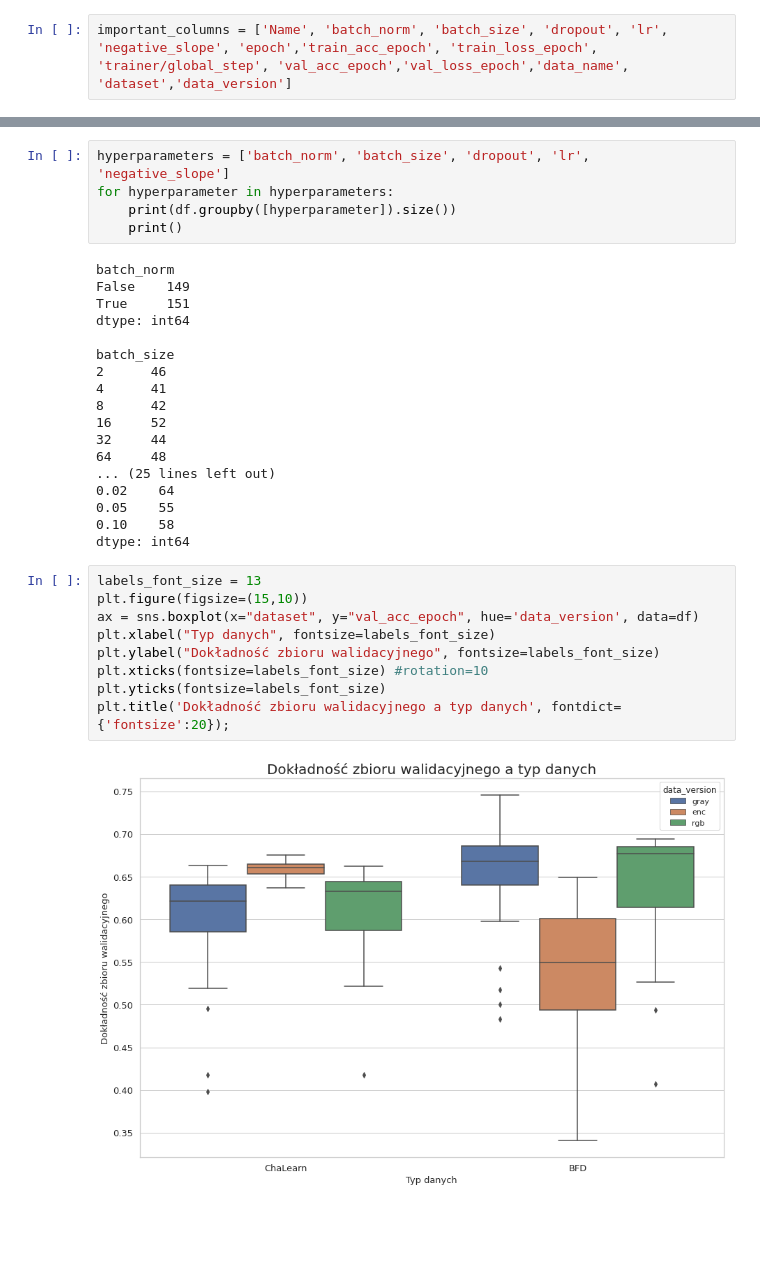
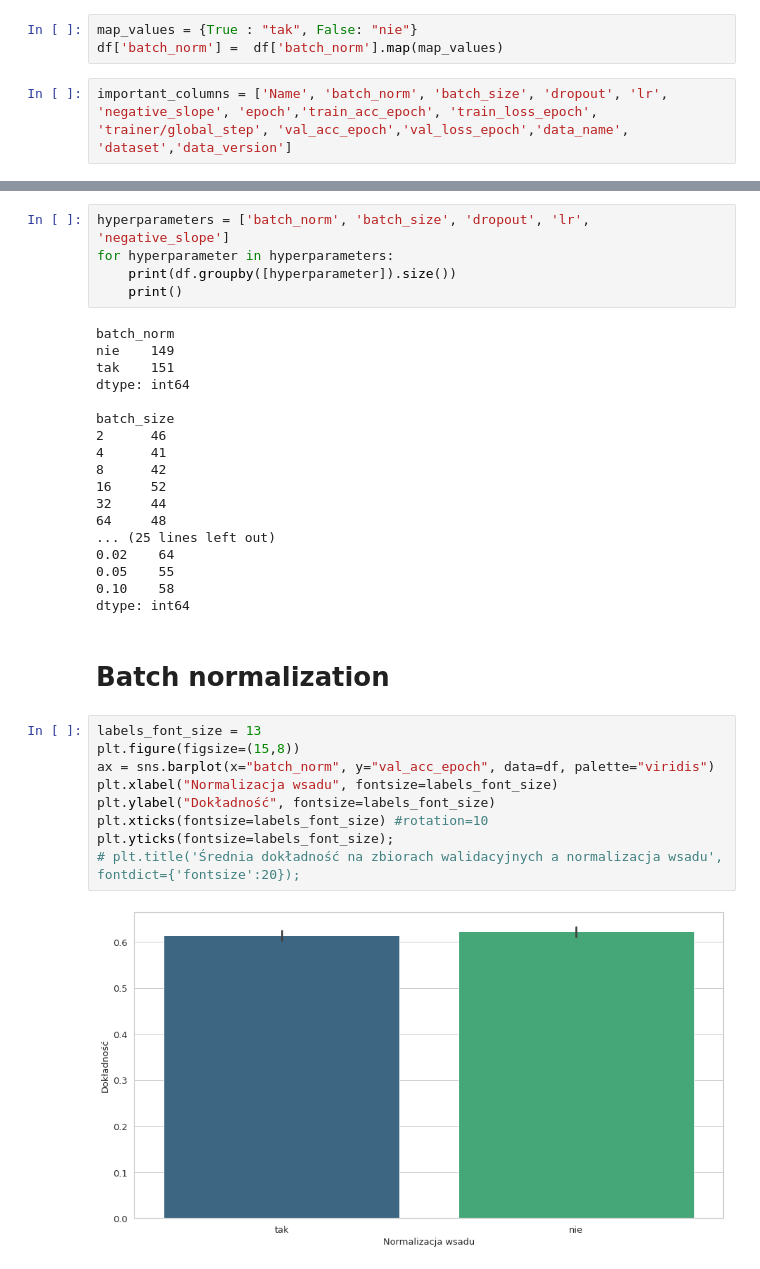
Before and after one commit to Krl1/PersonalityPrediction, a Jupyter notebook: comparison.ipynb, the cells around one changed output, grey strips where cells are left out. Cells and saved outputs as stored; diff of their text form; blank space fills up the shorter version.

```diff
--- a/comparison.ipynb
+++ b/comparison.ipynb
@@ -37,3 +21,6 @@ df
+# %%
+map_values = {True : "tak", False: "nie"}
+df['batch_norm'] =  df['batch_norm'].map(map_values)
 # %%
 important_columns = ['Name', 'batch_norm', 'batch_size', 'dropout', 'lr', 'negative_slope', 'epoch','train_acc_epoch', 'train_loss_epoch', 'trainer/global_step', 'val_acc_epoch','val_loss_epoch','data_name', 'dataset','data_version']
 # %%
@@ -54,8 +41,8 @@ for hyperparameter in hyperparameters:
     print()
 # %% [output]
 batch_norm
-False    149
-True     151
+nie    149
+tak    151
 dtype: int64
 
 batch_size
@@ -70,14 +57,16 @@ batch_size
 0.05    55
 0.10    58
 dtype: int64
+# %% [markdown]
+# Batch normalization
 # %%
 labels_font_size = 13
-plt.figure(figsize=(15,10))
-ax = sns.boxplot(x="dataset", y="val_acc_epoch", hue='data_version', data=df)
-plt.xlabel("Typ danych", fontsize=labels_font_size)
-plt.ylabel("Dokładność zbioru walidacyjnego", fontsize=labels_font_size)
+plt.figure(figsize=(15,8))
+ax = sns.barplot(x="batch_norm", y="val_acc_epoch", data=df, palette="viridis")
+plt.xlabel("Normalizacja wsadu", fontsize=labels_font_size)
+plt.ylabel("Dokładność", fontsize=labels_font_size)
 plt.xticks(fontsize=labels_font_size) #rotation=10
-plt.yticks(fontsize=labels_font_size)
-plt.title('Dokładność zbioru walidacyjnego a typ danych', fontdict={'fontsize':20});
+plt.yticks(fontsize=labels_font_size);
+# plt.title('Średnia dokładność na zbiorach walidacyjnych a normalizacja wsadu', fontdict={'fontsize':20});
 # %% [output]
-[figure, old version]
+[figure, new version]
```
Also changed, not shown: parts of 28 cells of this notebook, 10 other files.
